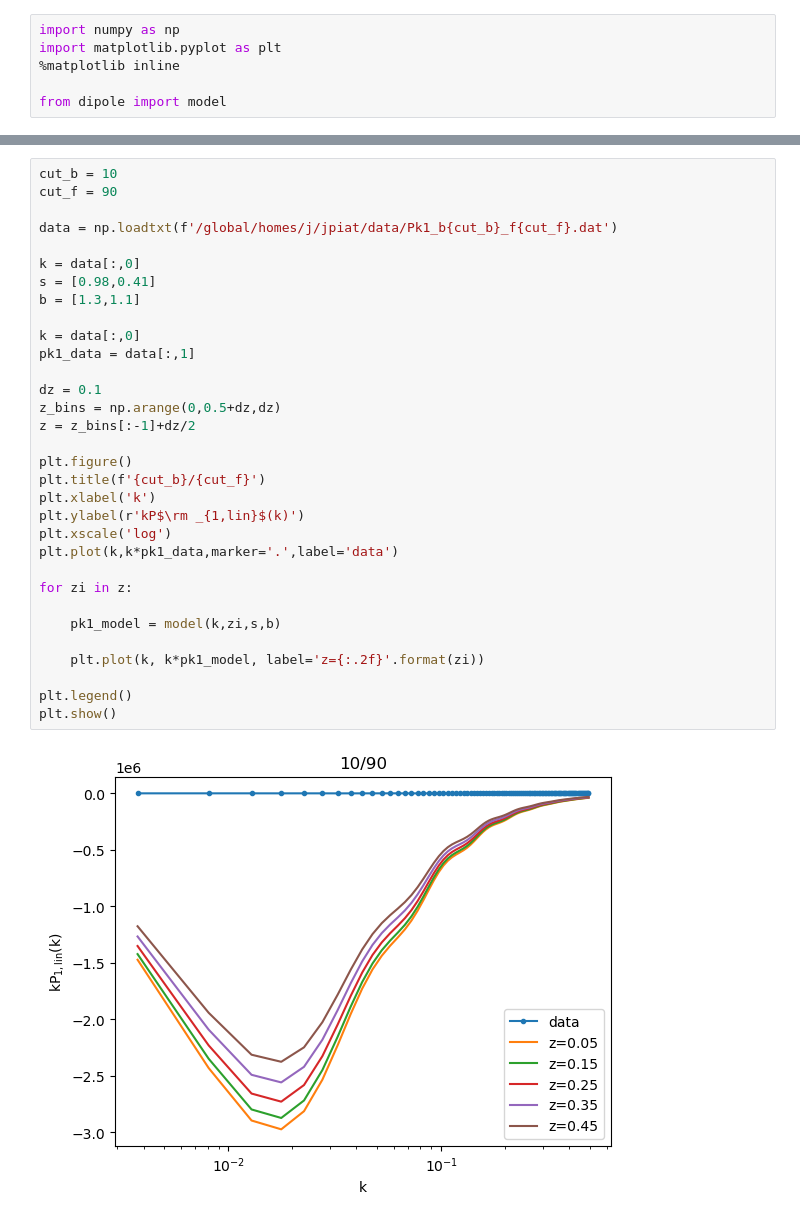
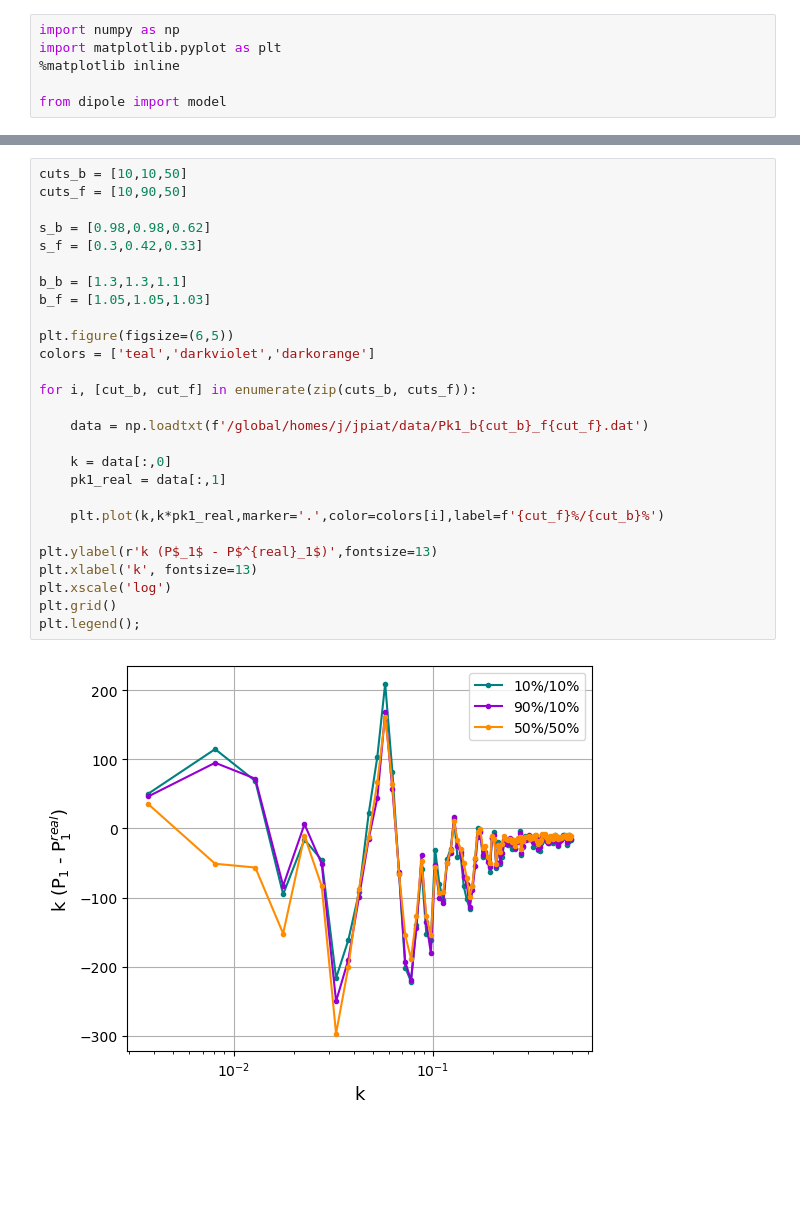
Before and after one commit to JadePiat/Relativistic_effects, a Jupyter notebook: power_spectrum.ipynb, the cells around one changed output, grey strips where cells are left out. Saved outputs shown, nothing was run; the diff lists cells and outputs as text; blank space fills up the shorter version.

```diff
--- a/power_spectrum.ipynb
+++ b/power_spectrum.ipynb
@@ -30,34 +55,29 @@ for cut_b, cut_f in zip(cuts_b, cuts_f):
 # %%
-cut_b = 10
-cut_f = 90
+cuts_b = [10,10,50]
+cuts_f = [10,90,50]
 
-data = np.loadtxt(f'/global/homes/j/jpiat/data/Pk1_b{cut_b}_f{cut_f}.dat')
+s_b = [0.98,0.98,0.62]
+s_f = [0.3,0.42,0.33]
 
-k = data[:,0]
-s = [0.98,0.41]
-b = [1.3,1.1]
+b_b = [1.3,1.3,1.1]
+b_f = [1.05,1.05,1.03]
 
-k = data[:,0]
-pk1_data = data[:,1]
+plt.figure(figsize=(6,5))
+colors = ['teal','darkviolet','darkorange']
 
-dz = 0.1
-z_bins = np.arange(0,0.5+dz,dz)
-z = z_bins[:-1]+dz/2
+for i, [cut_b, cut_f] in enumerate(zip(cuts_b, cuts_f)):
 
-plt.figure()
-plt.title(f'{cut_b}/{cut_f}')
-plt.xlabel('k')
-plt.ylabel(r'kP$\rm _{1,lin}$(k)')
+    data = np.loadtxt(f'/global/homes/j/jpiat/data/Pk1_b{cut_b}_f{cut_f}.dat')
+
+    k = data[:,0]
+    pk1_real = data[:,1]
+
+    plt.plot(k,k*pk1_real,marker='.',color=colors[i],label=f'{cut_f}%/{cut_b}%')
+
+plt.ylabel(r'k (P$_1$ - P$^{real}_1$)',fontsize=13)
+plt.xlabel('k', fontsize=13)
 plt.xscale('log')
-plt.plot(k,k*pk1_data,marker='.',label='data')
-
-for zi in z:
-
-    pk1_model = model(k,zi,s,b)
-
-    plt.plot(k, k*pk1_model, label='z={:.2f}'.format(zi))
-
-plt.legend()
-plt.show()
+plt.grid()
+plt.legend();
 # %% [output]
-[figure, old version]
+[figure, new version]
```
Also changed, not shown: parts of 1 cell of this notebook, 7 other files.
